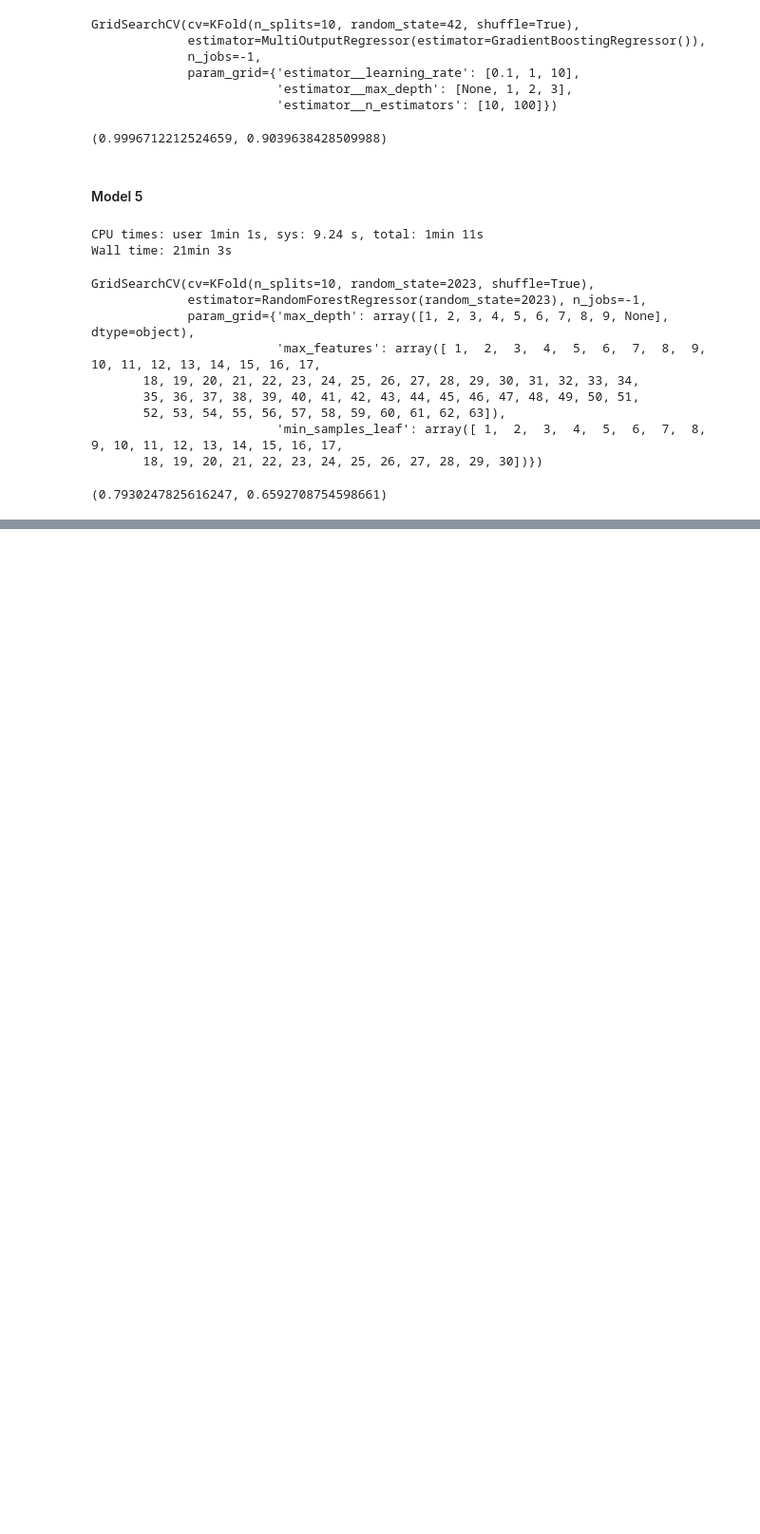
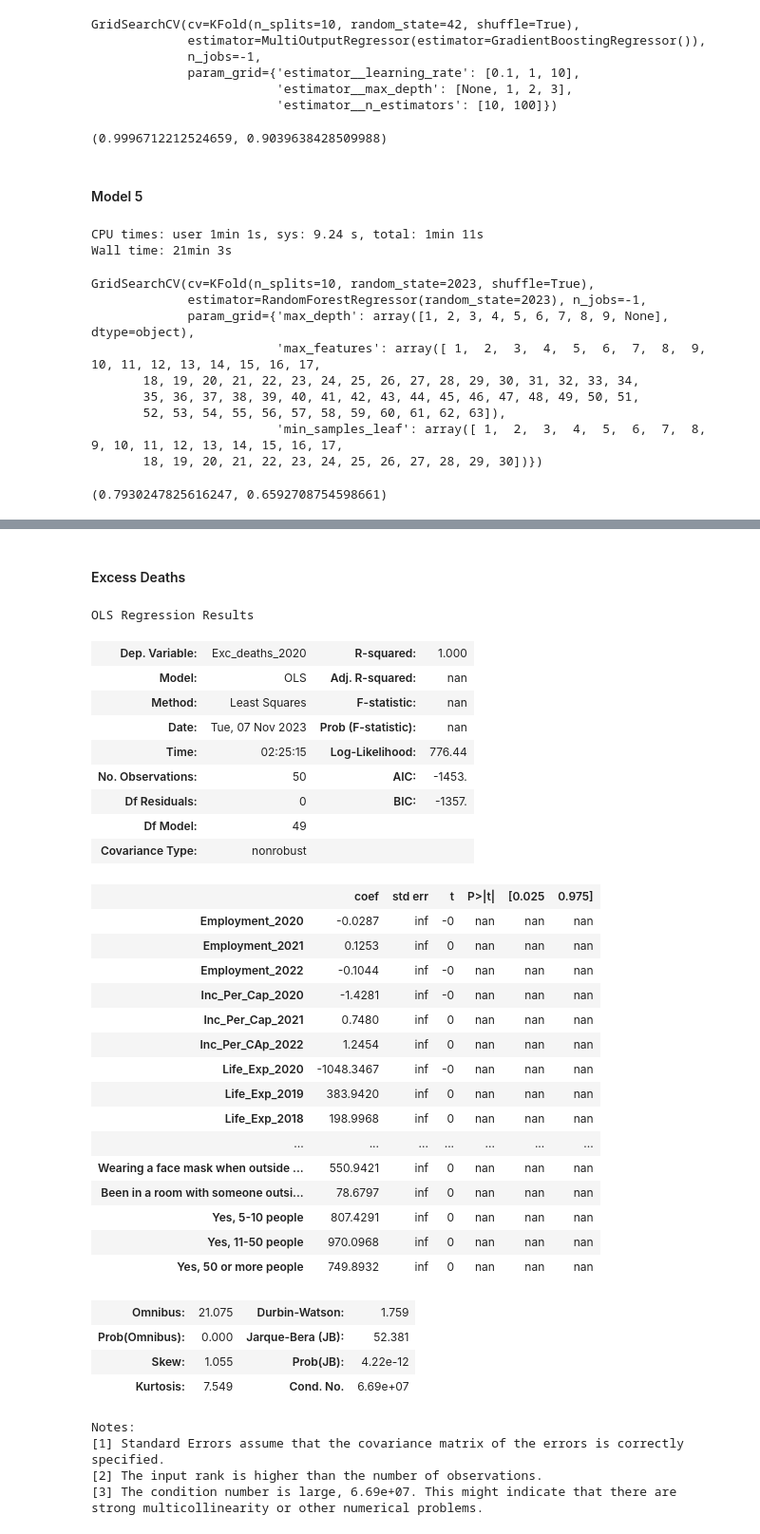
Before and after one commit to rafirahman27/Preparing_for_the_next_Pandemic, a Jupyter notebook: Rafi.ipynb, the cells around one changed output, grey strips where cells are left out. Shown at 95% size. Cells and saved outputs as stored; diff of their text form; code cells hidden in the pictures; blank space fills up the shorter version.

```diff
--- a/Rafi.ipynb
+++ b/Rafi.ipynb
@@ -1181,0 +1413,42 @@ gs2.score(X_train_polysc, y_train), gs2.score(X_test_polysc, y_test)
+# %% [markdown]
+#### Excess Deaths
+# %%
+y2ols2020 = df['Exc_deaths_2020']
+ols12020 = sm.OLS((y2ols2020.astype(float)), (X2.astype(float))).fit()
+ols12020.summary()
+# %% [output]
+OLS Regression Results
+| Dep. Variable: | Exc_deaths_2020 | R-squared: | 1.000 |
+| Model: | OLS | Adj. R-squared: | nan |
+| Method: | Least Squares | F-statistic: | nan |
+| Date: | Tue, 07 Nov 2023 | Prob (F-statistic): | nan |
+| Time: | 02:25:15 | Log-Likelihood: | 776.44 |
+| No. Observations: | 50 | AIC: | -1453. |
+| Df Residuals: | 0 | BIC: | -1357. |
+| Df Model: | 49 |  |  |
+| Covariance Type: | nonrobust |  |  |
+|  | coef | std err | t | P>|t| | [0.025 | 0.975] |
+| Employment_2020 | -0.0287 | inf | -0 | nan | nan | nan |
+| Employment_2021 | 0.1253 | inf | 0 | nan | nan | nan |
+| Employment_2022 | -0.1044 | inf | -0 | nan | nan | nan |
+| Inc_Per_Cap_2020 | -1.4281 | inf | -0 | nan | nan | nan |
+| Inc_Per_Cap_2021 | 0.7480 | inf | 0 | nan | nan | nan |
+| Inc_Per_CAp_2022 | 1.2454 | inf | 0 | nan | nan | nan |
+| Life_Exp_2020 | -1048.3467 | inf | -0 | nan | nan | nan |
+| Life_Exp_2019 | 383.9420 | inf | 0 | nan | nan | nan |
+| Life_Exp_2018 | 198.9968 | inf | 0 | nan | nan | nan |
+| ... | ... | ... | ... | ... | ... | ... |
+| Wearing a face mask when outside ... | 550.9421 | inf | 0 | nan | nan | nan |
+| Been in a room with someone outsi... | 78.6797 | inf | 0 | nan | nan | nan |
+| Yes, 5-10 people | 807.4291 | inf | 0 | nan | nan | nan |
+| Yes, 11-50 people | 970.0968 | inf | 0 | nan | nan | nan |
+| Yes, 50 or more people | 749.8932 | inf | 0 | nan | nan | nan |
+| Omnibus: | 21.075 | Durbin-Watson: | 1.759 |
+| Prob(Omnibus): | 0.000 | Jarque-Bera (JB): | 52.381 |
+| Skew: | 1.055 | Prob(JB): | 4.22e-12 |
+| Kurtosis: | 7.549 | Cond. No. | 6.69e+07 |
+Notes:
+[1] Standard Errors assume that the covariance matrix of the errors is correctly specified.
+[2] The input rank is higher than the number of observations.
+[3] The condition number is large, 6.69e+07. This might indicate that there are
+strong multicollinearity or other numerical problems.
```
Also changed, not shown: parts of 23 cells of this notebook.
